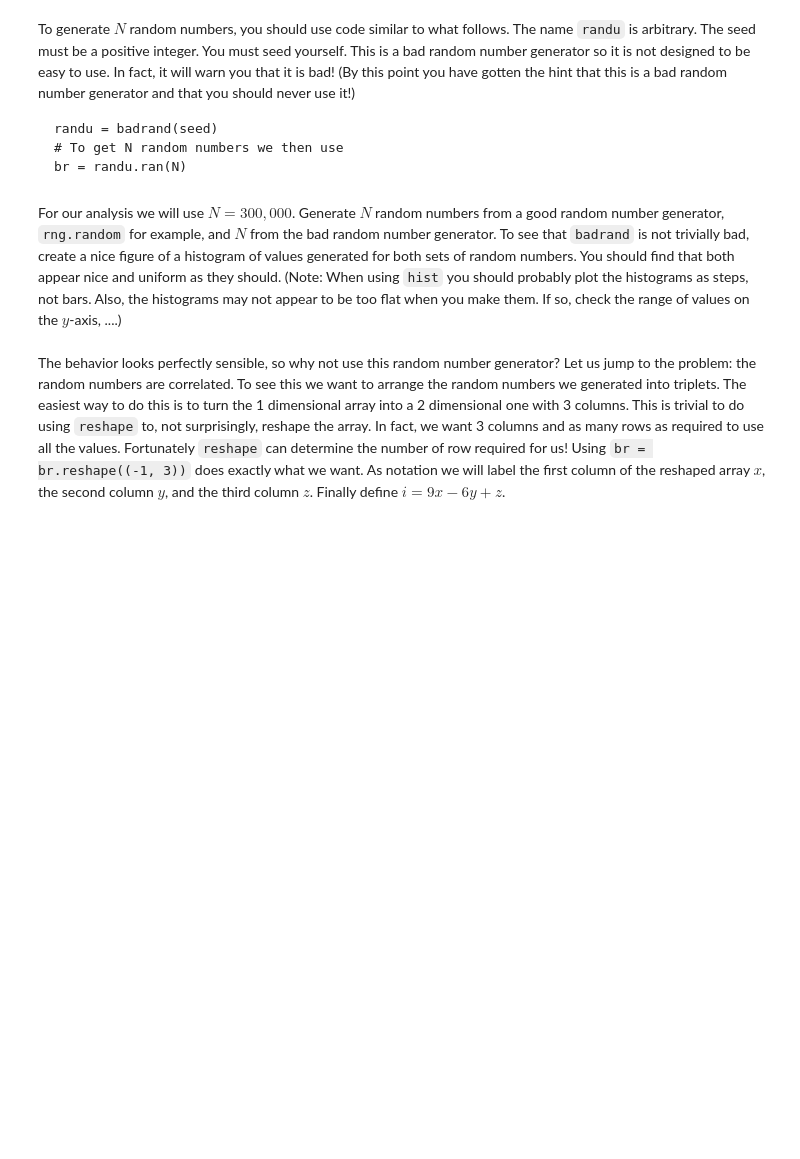
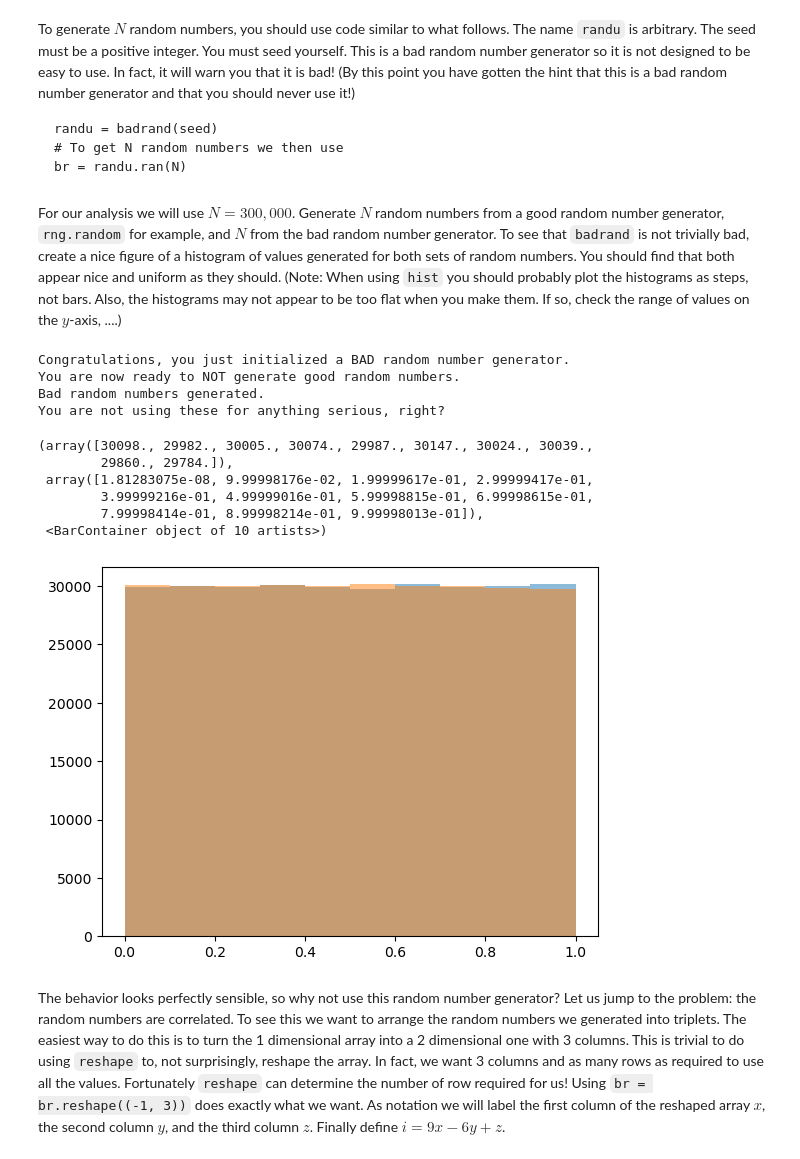
Before and after one commit to SerenaLynas/p250-spring-2026, a Jupyter notebook: labs/Lab11.ipynb, the cells around one changed output. Drawn from its saved outputs; the diff is of its cells as text; code cells hidden in the pictures; blank space fills up the shorter version.

```diff
--- a/labs/Lab11.ipynb
+++ b/labs/Lab11.ipynb
@@ -90,3 +89,23 @@ raise NotImplementedError()
+# %%
+N = 300_000
+randu = badrand(1)
+br = randu.ran(N)
+gr = np.random.random(N)
+
+plt.hist(br, alpha=0.5)
+plt.hist(gr, alpha=0.5)
+# %% [output]
+Congratulations, you just initialized a BAD random number generator.
+You are now ready to NOT generate good random numbers.
+Bad random numbers generated.
+You are not using these for anything serious, right?
+(array([30098., 29982., 30005., 30074., 29987., 30147., 30024., 30039.,
+        29860., 29784.]),
+ array([1.81283075e-08, 9.99998176e-02, 1.99999617e-01, 2.99999417e-01,
+        3.99999216e-01, 4.99999016e-01, 5.99998815e-01, 6.99998615e-01,
+        7.99998414e-01, 8.99998214e-01, 9.99998013e-01]),
+ <BarContainer object of 10 artists>)
+[figure, added]
 # %% [markdown]
 The behavior looks perfectly sensible, so why not use this random number generator?
 Let us jump to the problem: the random numbers are correlated.
```
Also changed, not shown: parts of 23 cells of this notebook, 1 other file.
